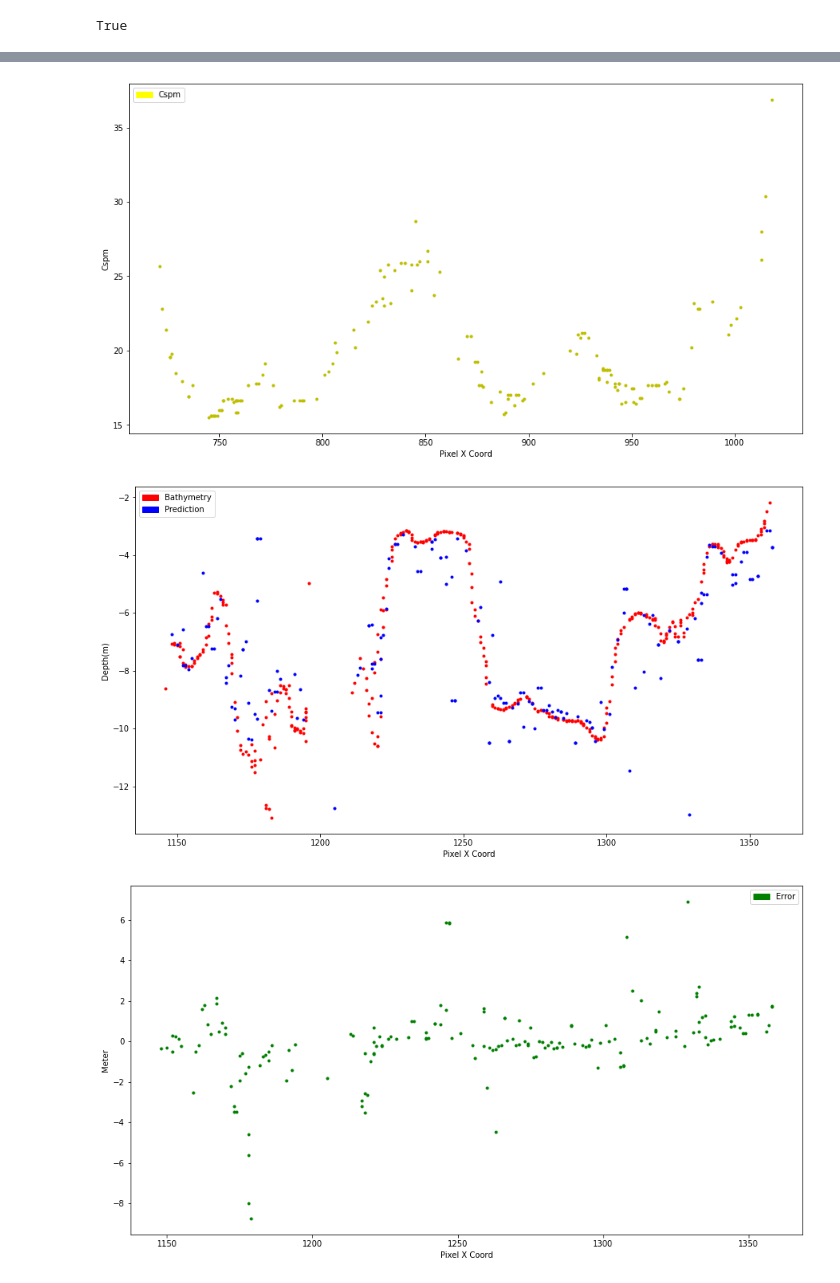
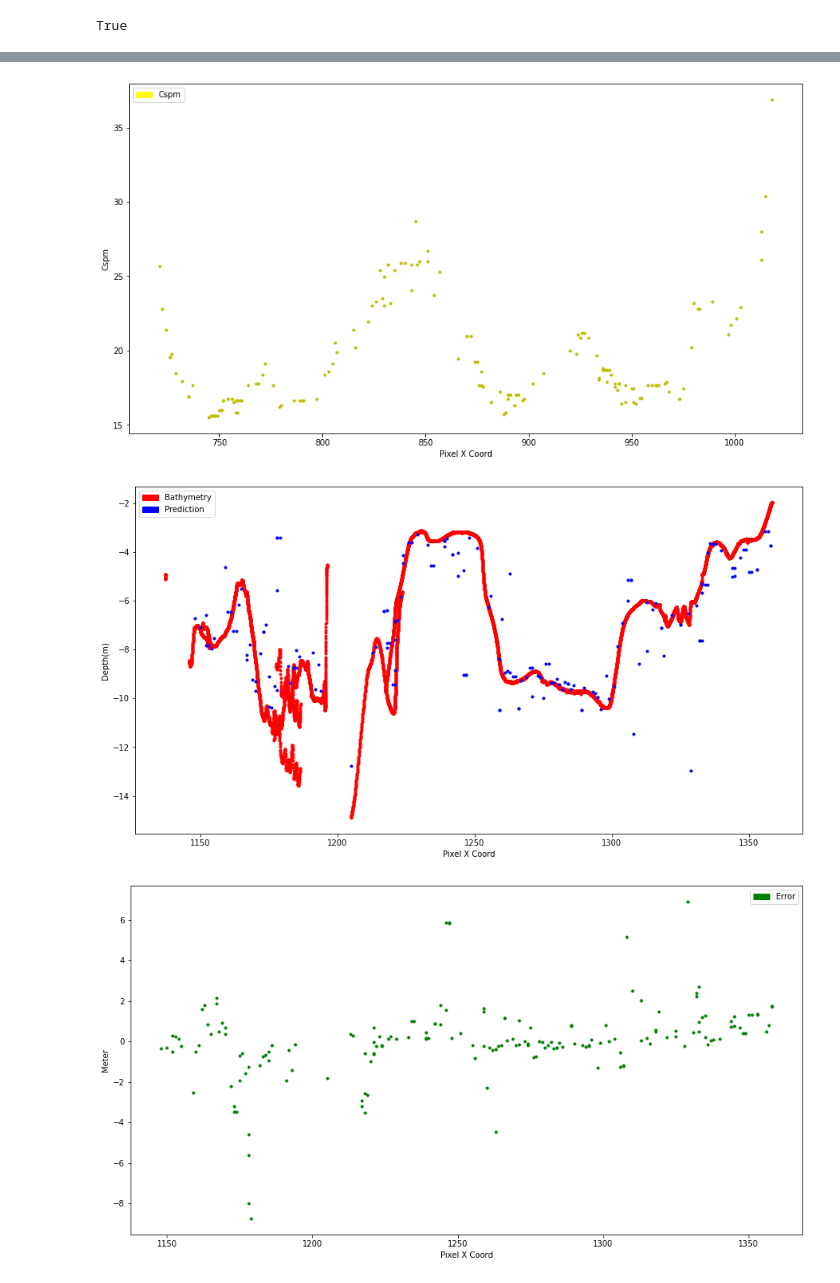
Before and after one commit to Ocean-Technologies/satellite_bathymetry, a Jupyter notebook: notebooks/data_visualization_baseline_low_var.ipynb, the cells around one changed output, grey strips where cells are left out. Saved outputs shown, nothing was run; the diff lists cells and outputs as text; code cells hidden in the pictures.

Commit message:
Plot charts using all bat data available

```diff
--- a/notebooks/data_visualization_baseline_low_var.ipynb
+++ b/notebooks/data_visualization_baseline_low_var.ipynb
@@ -13,6 +13,3 @@ import colorsys
 # %%
 data_path = '../data/generated_baseline/bands_cspm/'
 charts_path = '../charts/error_visualization/baseline_bands_cspm_low_var/'
-# %%
-train_data = jb.load(f'{data_path}train_data_bands_cspm_baseline_low_var_filter.pkl.z')
-train_data
@@ -32,0 +16,3 @@ train_data
+# %%
+bat_data = jb.load('../data/generated/df_newimages_bat_downside.pkl.z')
+bat_data
@@ -275,5 +275,5 @@ transect_coords = [#[510,410,680,310],
 #p5: 494 417, 689 303
 # %%
 for i, coords in enumerate(transect_coords):
-    generate_transect_charts(df_data, coords, charts_path, train_data, transects_image)
+    generate_transect_charts(df_data, coords, charts_path, bat_data, transects_image)
 # %% [output]
@@ -281,7 +281,7 @@ for i, coords in enumerate(transect_coords):
 [figure]
 [figure]
 [figure]
-[figure, old version]
+[figure, new version]
 [figure]
 [figure]
 [figure]
```
Also changed, not shown: parts of 3 cells of this notebook.
